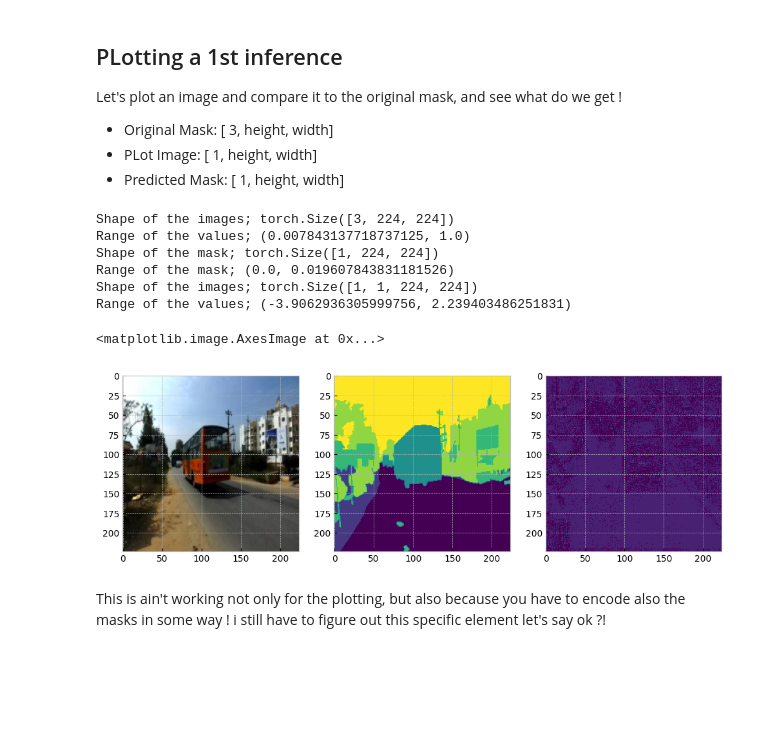
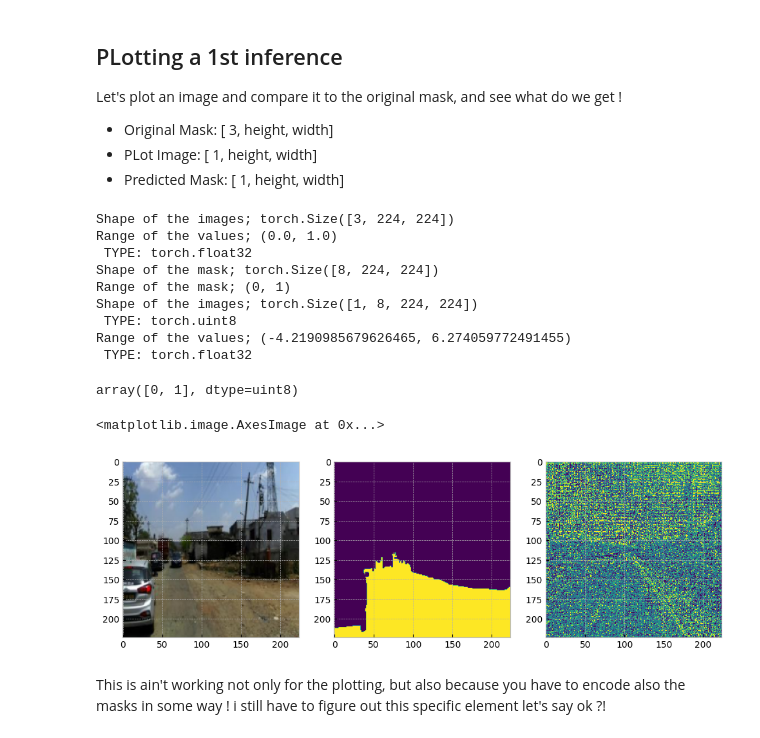
Before and after one commit to iltranqui/learn_anything, a Jupyter notebook: Segmentation/idd_lite.ipynb, the cells around one changed output. Saved outputs shown, nothing was run; the diff lists cells and outputs as text; code cells hidden in the pictures; blank space fills up the shorter version.

Commit message:
Mask processing and utilities

```diff
--- a/Segmentation/idd_lite.ipynb
+++ b/Segmentation/idd_lite.ipynb
@@ -98,17 +137,33 @@ class CarvanaDataset(Dataset):
         self.masks = sorted(list_png_files(root_directory,'.png'))
 
         # applying a resizing for the neural network to understand them better
-        self.transform = transforms.Compose([
+        self.transform_train = transforms.Compose([
              transforms.Resize((224, 224)),
              transforms.ToTensor()]
             )
+
+        # https://pytorch.org/vision/main/generated/torchvision.transforms.ToTensor.html
+        # Because the input image is scaled to [0.0, 1.0], this transformation should not be used when transforming target image masks.
+        #See the references for implementing the transforms for image masks.
+
+        self.transform_test = transforms.Compose([
+            transforms.Resize((224,224)),
+            transforms.PILToTensor(),
+            transforms.ConvertImageDtype(dtype=torch.float32)
+        ])
+
+        self.transform_binary = transforms.Compose([
+            transforms.Resize((224,224))
+        ])
 
     # Get item to pass the images to the dataloader
     def __getitem__(self, index):
         img = IMG.open(self.images[index]).convert("RGB")   # passing the raw image
         masks = IMG.open(self.masks[index]).convert("L")    # passing the only channel mask
+        binary_masks = generate_binary_masks(masks)
 
-        return self.transform(img), self.transform(masks)    # returning the images transfomred
+
+        return self.transform_train(img), self.transform_binary(binary_masks)    # returning the images transformed
 
     def __len__(self):
     # returning the length of the dataset
@@ -144,7 +199,7 @@ from src.models_seg import SegNet, SegNetMini
 from torch import optim, nn
 from tqdm import tqdm
 
-model = SegNetMini(classes=1)
+model = SegNetMini(classes=8)
 # One Put works
 x = torch.rand(1,3,224,224) # -> it is tensor
 x[0,:,:,:] = img_batch[0]
@@ -163,41 +218,45 @@ Let's plot an image and compare it to the original mask, and see what do we get
 # %%
 print(f"Shape of the images; {img_batch[0].shape}")
 min, max= torch.aminmax(img_batch[0])
-print(f"Range of the values; {min.item(),max.item()}")
+print(f"Range of the values; {min.item(),max.item()} \n TYPE: {img_batch[0].dtype}")
 print(f"Shape of the mask; {mask_batch[0].shape}")
 min, max= torch.aminmax(mask_batch[0])
 print(f"Range of the mask; {min.item(),max.item()}")
-print(f"Shape of the images; {model(x).shape}")
+print(f"Shape of the images; {model(x).shape} \n TYPE: {mask_batch[0].dtype}")
 min, max= torch.aminmax(model(x))
-print(f"Range of the values; {min.item(),max.item()}")
+print(f"Range of the values; {min.item(),max.item()} \n TYPE: {model(x).dtype}")
+np.unique(mask_batch[0].numpy())
 # %% [output]
 Shape of the images; torch.Size([3, 224, 224])
-Range of the values; (0.007843137718737125, 1.0)
-Shape of the mask; torch.Size([1, 224, 224])
-Range of the mask; (0.0, 0.019607843831181526)
-Shape of the images; torch.Size([1, 1, 224, 224])
-Range of the values; (-3.9062936305999756, 2.239403486251831)
+Range of the values; (0.0, 1.0)
+ TYPE: torch.float32
+Shape of the mask; torch.Size([8, 224, 224])
+Range of the mask; (0, 1)
+Shape of the images; torch.Size([1, 8, 224, 224])
+ TYPE: torch.uint8
+Range of the values; (-4.2190985679626465, 6.274059772491455)
+ TYPE: torch.float32
+array([0, 1], dtype=uint8)
 # %%
 # PLotting one mask compared to the original one to understand if the process is working correctly
 plt.figure(figsize=([12,8]))  # PLotting the image in a correct way
-img = img_batch[1]            # Gettin
+img = img_batch[1]            # Getting the 1st image
 img = np.transpose(img,(1,2,0))
 mask = np.array(mask_batch[1][0,:,:])
-rescale_mask = (mask * 255).astype(np.int8)
-output_plt = output[0,0,:,:]
-softmax_output = torch.nn.Softmax(dim=1)(model(x)[0,:,:,:])
-rescale_pred = (softmax_output * 255).to(torch.uint8).numpy()
-rescale_pred = np.transpose(rescale_pred,(1,2,0))
+rescale_mask = (mask * 255).astype(np.float32)
+rescaled_pred = scipy.special.softmax(output,axis=1)
+rescaled_pred = np.argmax(rescaled_pred,axis=1)
+
 plt.subplot(1,3,1)
 plt.imshow(img)
 plt.subplot(1,3,2)
 plt.imshow(rescale_mask)
 # it works, you just need to find an image with very distinct elements !
 plt.subplot(1,3,3)
-plt.imshow(rescale_pred)
+plt.imshow(np.transpose(rescaled_pred,(1,2,0)))
 # %% [output]
 <matplotlib.image.AxesImage at 0x...>
-[figure, old version]
+[figure, new version]
 # %% [markdown]
 This is ain't working not only for the plotting, but also because you have to encode also the masks in some way ! i still have to figure out this specific element let's say ok ?!
 # %% [markdown]
```
Also changed, not shown: parts of 13 cells of this notebook, 6 other files.
